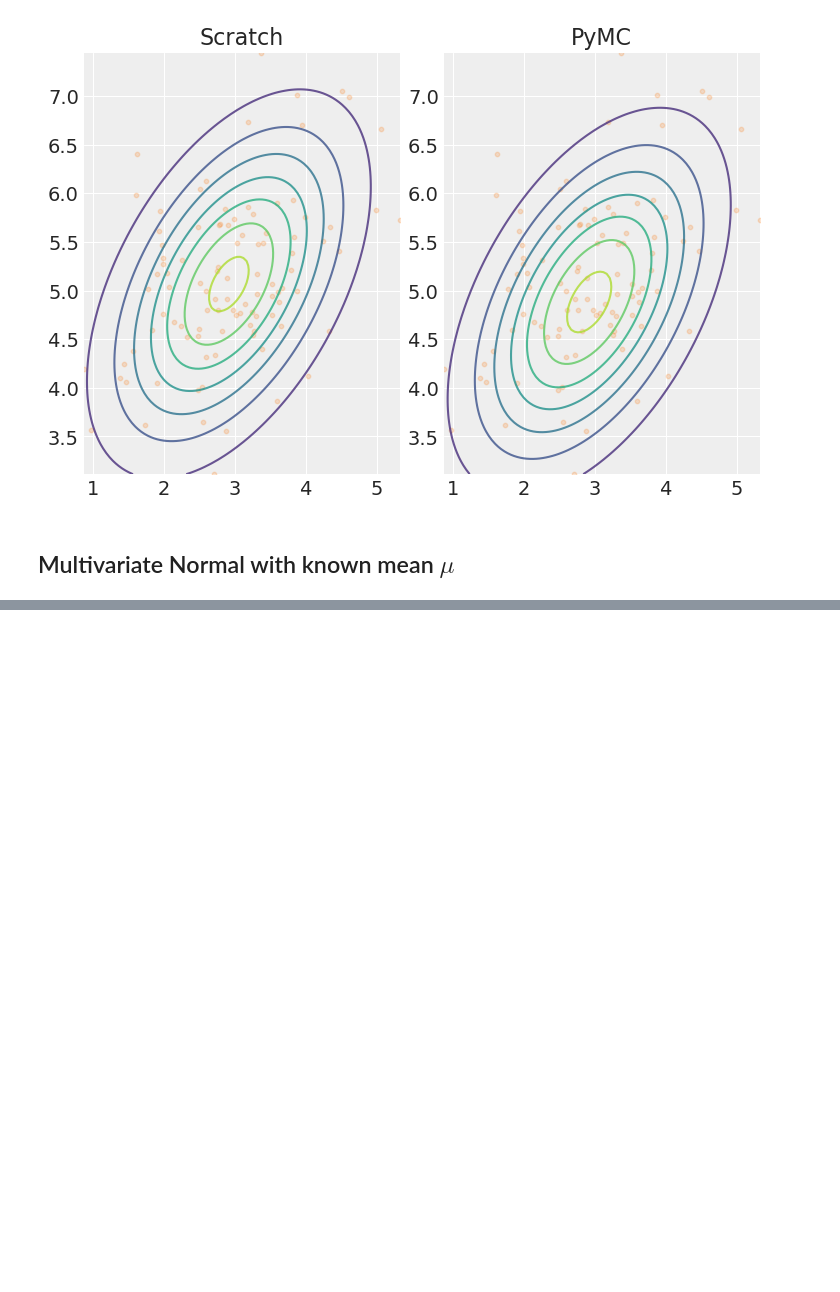
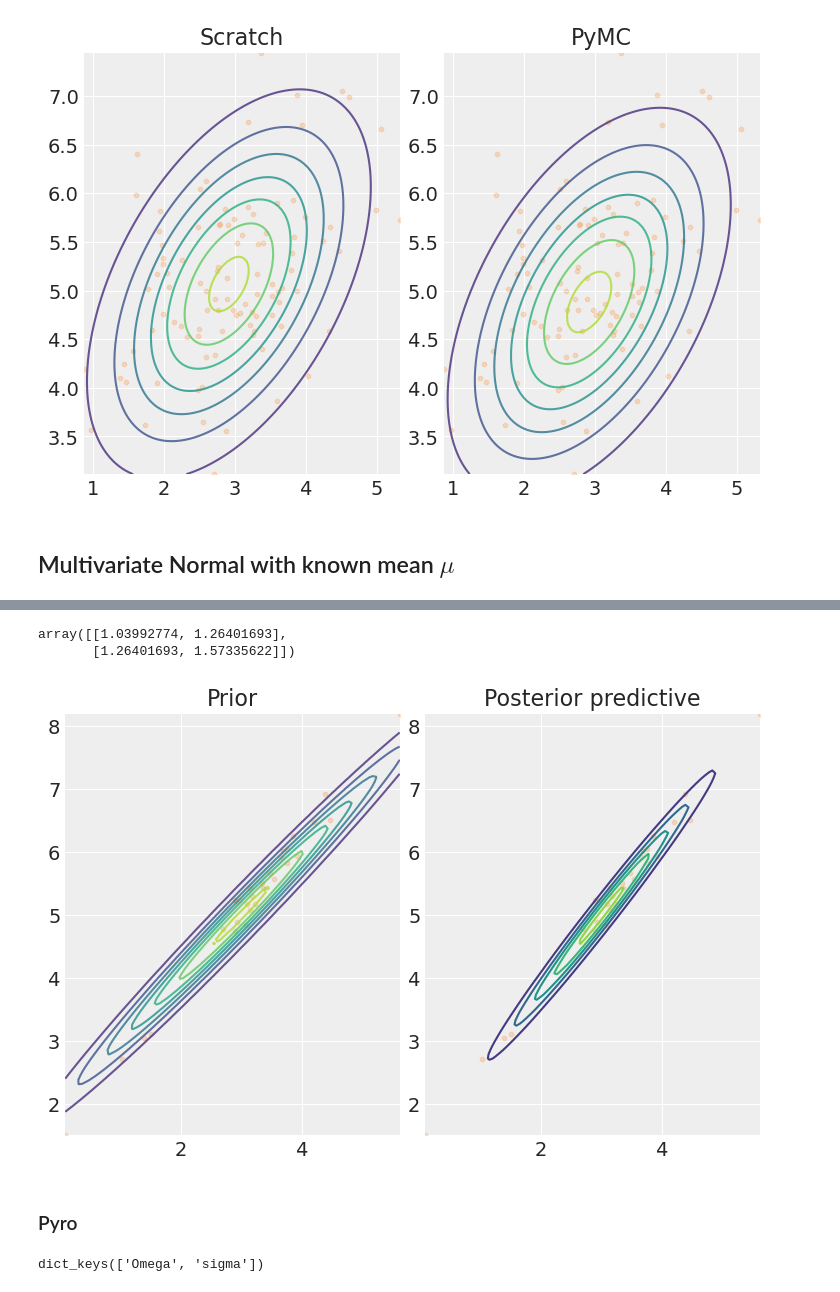
Before and after one commit to patrick-pagni/whats_your_bench, a Jupyter notebook: notebooks/conjugate-priors.ipynb, the cells around one changed output, grey strips where cells are left out. Drawn from its saved outputs; the diff is of its cells as text; code cells hidden in the pictures; blank space fills up the shorter version.

```diff
--- a/notebooks/conjugate-priors.ipynb
+++ b/notebooks/conjugate-priors.ipynb
@@ -575,0 +650,25 @@ plt.show();
+# %%
+N = 30
+d = 2
+
+# with pm.Model() as m:
+#     packed_L = pm.LKJCholeskyCov(
+#         "packed_L", n=2, eta=2.0, sd_dist=pm.Exponential.dist(1.0, shape=2), compute_corr=False
+#     )
+
+#     L = pm.expand_packed_triangular(2, packed_L)
+    # Sigma = L.dot(L.T)
+
+coords = {"axis": [f"x{i+1}" for i in range(d)], "axis_bis": [f"x{i+1}" for i in range(d)], "obs_id": np.arange(N)}
+
+with pm.Model(coords=coords) as model:
+    chol, corr, stds = pm.LKJCholeskyCov(
+        "chol", n=2, eta=2.0, sd_dist=pm.Exponential.dist(1.0, shape=2)
+    )
+    cov = pm.Deterministic("cov", chol.dot(chol.T), dims=("axis", "axis_bis"))
+    obs = pm.MvNormal("obs", [3,5], chol=chol, observed=X, dims=("obs_id", "axis"))
+
+    trace = pm.sample(
+        idata_kwargs={"dims": {"chol_stds": ["axis"], "chol_corr": ["axis", "axis_bis"]}},
+    )
+az.summary(trace, var_names="~chol", round_to=2)
@@ -575,0 +696,54 @@ plt.show();
+# %%
+trace.posterior.cov.mean(axis = 0).mean(axis = 0).values
+# %% [output]
+array([[1.03992774, 1.26401693],
+       [1.26401693, 1.57335622]])
+# %%
+fig, ax = plt.subplots(ncols = 2)
+
+z1 = np.linspace(X[:, 0].min(), X[:, 0].max(), 100)
+z2 = np.linspace(X[:, 1].min(), X[:, 1].max(), 100)
+x, y = np.meshgrid(z1, z2)
+pos = np.dstack((x, y))
+
+#ax[0].contour(x, y, stats.multivariate_t.pdf(pos, loc = [3, 5], df = mv_normal.prior_params.nu, shape = mv_normal.prior_params.psi), alpha = 0.8)
+ax[0].contour(x, y, mv_normal.predictive_dist.pdf(pos), alpha = 0.8, label = "Conjugate")
+ax[1].contour(x, y, stats.multivariate_normal.pdf(pos, mean = [3,5], cov = trace.posterior.cov.mean(axis = 0).mean(axis = 0).values), label = "PyMC")
+
+ax[0].scatter(X[:, 0], X[:, 1], 10, alpha = 0.2, color = "C1")
+ax[1].scatter(X[:, 0], X[:, 1], 10, alpha = 0.2, color = "C1")
+
+ax[0].set_title("Prior")
+ax[1].set_title("Posterior predictive")
+
+plt.show();
+# %% [output]
+[figure, added]
+# %% [markdown]
+### Pyro
+# %%
+def pyro_model():
+    N, M = X.shape
+
+    # Sample the standard deviations with an exponential prior
+    sigma = pyro.sample("sigma", pyro_dist.Exponential(1).expand([M]))
+
+    # Sample the correlation matrix using the LKJ prior
+    Omega = pyro.sample("Omega", pyro_dist.LKJCholesky(M, 1))
+    Omega = torch.mm(Omega, Omega.T)
+
+    # Construct the covariance matrix
+    Sigma = torch.mm(torch.diag(sigma), torch.mm(Omega, torch.diag(sigma)))
+
+    # Observe data
+    with pyro.plate("observations", N):
+        pyro.sample("obs", pyro_dist.MultivariateNormal(torch.Tensor([3, 5]), covariance_matrix=Sigma), obs=torch.Tensor(X))
+
+kernel = pyro.infer.NUTS(pyro_model)
+
+mcmc = pyro.infer.MCMC(kernel, num_samples = 1000, warmup_steps = 200)
+mcmc.run()
+
+hmc_samples = {k: v.detach().cpu().numpy() for k, v in mcmc.get_samples().items()}
+# %% [output]
+dict_keys(['Omega', 'sigma'])
```
Also changed, not shown: parts of 17 cells of this notebook, 6 other files.
